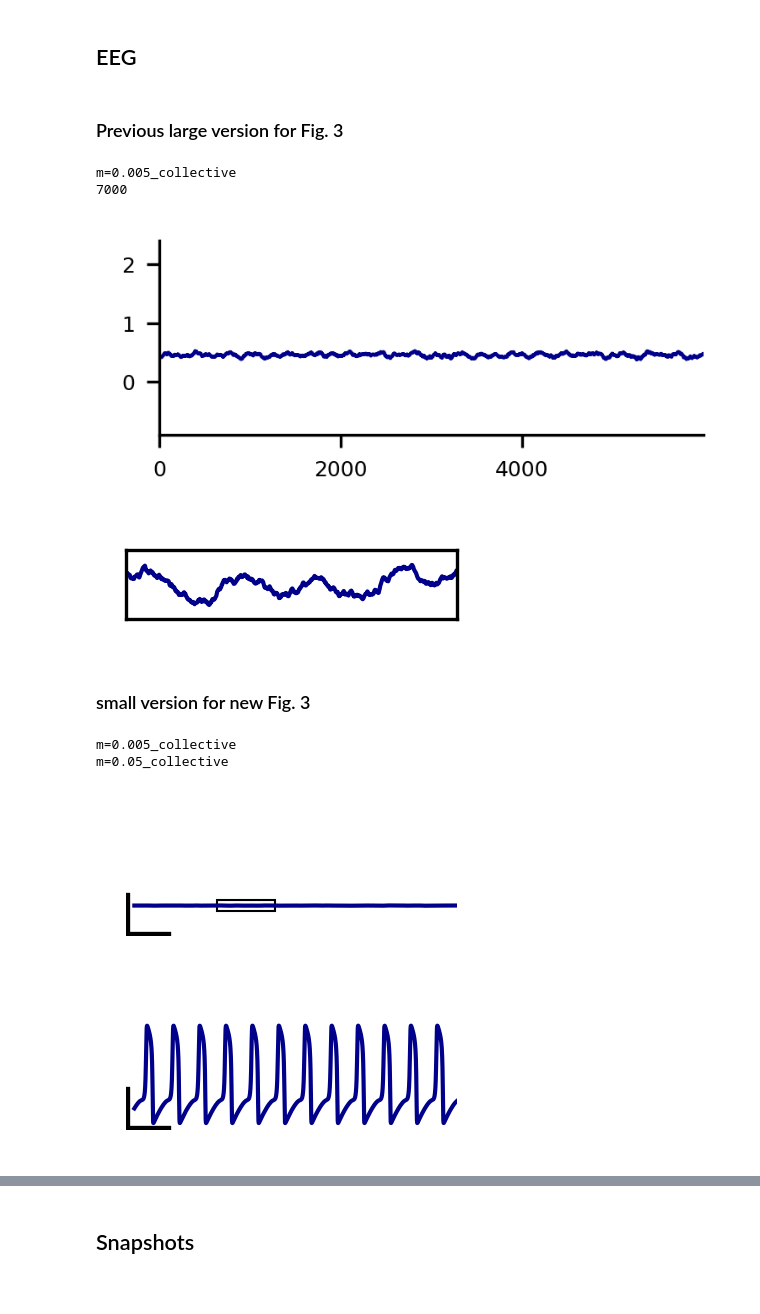
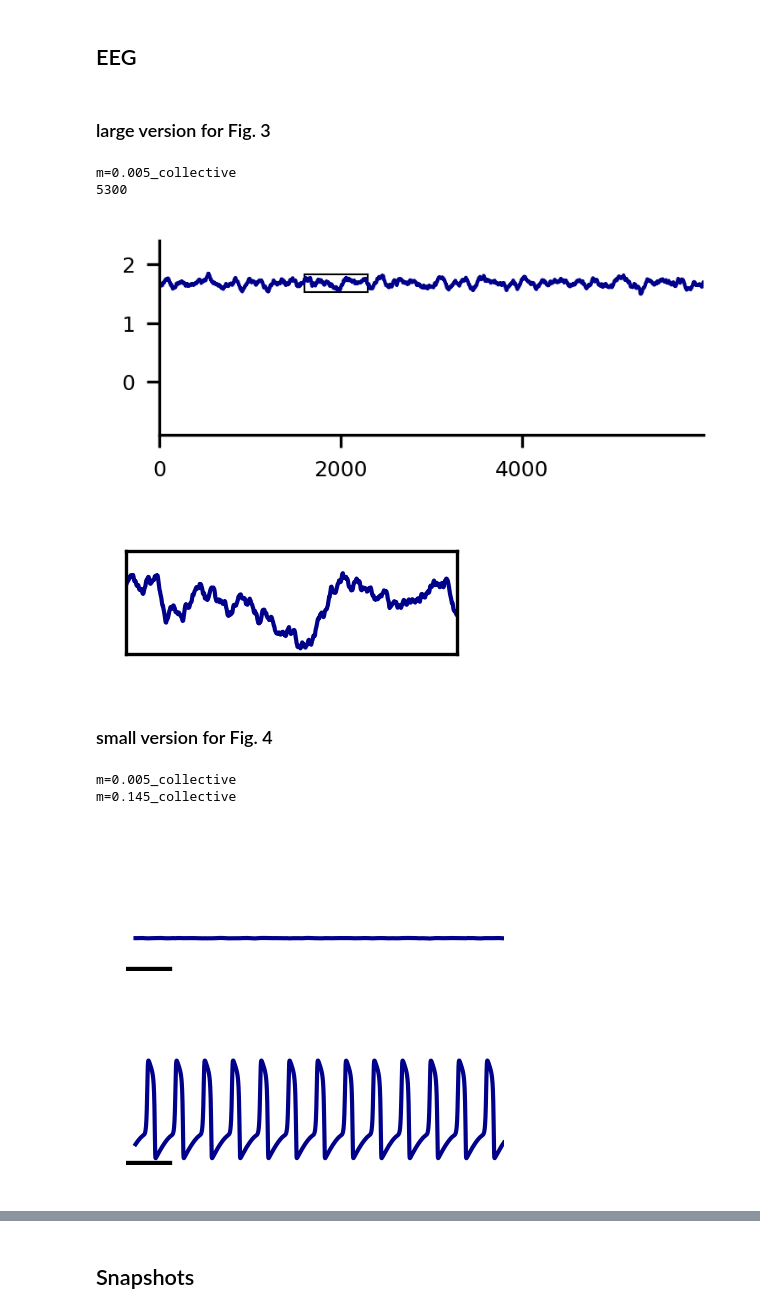
Before and after one commit to Priesemann-Group/perspective_heart_and_brain, a Jupyter notebook: notebooks_figures_paper/FHN_erdos-renyi_toybrain.ipynb, the cells around one changed output, grey strips where cells are left out. Cells and saved outputs as stored; diff of their text form; code cells hidden in the pictures.

```diff
--- a/notebooks_figures_paper/FHN_erdos-renyi_toybrain.ipynb
+++ b/notebooks_figures_paper/FHN_erdos-renyi_toybrain.ipynb
@@ -180,13 +173,12 @@ collective_data = {
     "m=0.05_collective": df_collective_burst,
 }
 inset = {
-    "m=0.005_collective": (7000, 700, 0.2),
-    "m=0.05_collective": None,
+    "m=0.005_collective": (5300, 700, 0.3),
     # "m=0.005_collective": (1300, 700, 0.2),
 }
 signal_range = [-0.9, 2.4]
 # %% [markdown]
-### Previous large version for Fig. 3
+### large version for Fig. 3
 # %%
 width = 60 * mm
 height = 24 * mm
@@ -226,17 +218,17 @@ if inset[label] is not None:
     mean_y = np.mean(df_plot['collective'])
     print(time)
     # draw a rectangle
-    # ax.add_patch(Rectangle(xy=(time - time_range[0], mean_y-dy/2), width=duration, height=dy, edgecolor='black', facecolor='none', lw=0.5))
+    ax.add_patch(Rectangle(xy=(time - time_range[0], mean_y-dy/2), width=duration, height=dy, edgecolor='black', facecolor='none', lw=0.5))
     # ax.plot([time, time], [mean_y-dy/2, mean_y+dy/2], color='black', lw=1)
 
 # set actual size of figure
 fig.set_size_inches(width, height)
 
-# fig.savefig(path_figures+f"FHN_erdos_renyi_toybrain_{label}.pdf", **savefig_args)
+fig.savefig(path_figures+f"FHN_erdos_renyi_toybrain_{label}.pdf", **savefig_args)
 # %% [output]
 m=0.005_collective
-7000
+5300
-[figure, old version]
+[figure, new version]
 # %%
 # plot insets (self-consistent scale the inset by factor 5
 width_ref = 60 * mm
@@ -266,65 +258,56 @@ ax.set_ylim([mean_y-dy/2, mean_y+dy/2])
 # set actual size of figure
 fig.set_size_inches(width, height)
 
-# fig.savefig(path_figures+f"FHN_erdos_renyi_toybrain_{label}_inset.pdf", **savefig_args)
+fig.savefig(path_figures+f"FHN_erdos_renyi_toybrain_{label}_inset.pdf", **savefig_args)
 # %% [output]
-[figure, old version]
+[figure, new version]
 # %% [markdown]
-### small version for new Fig. 3
+### small version for Fig. 4
 # %%
 scale_time = {
     'm=0.005_collective': 5740,
-    'm=0.05_collective': 5740,
-    'width': 500,
+    'm=0.145_collective': 5740,
+    'width': 500
 }
 
 scale_collective = {
-    'time': 5900,
-    'height': 20,
+    'time': 5725,
+    'height': 10,
 }
 # %%
-width = 28 * mm
+width = 32 * mm
 height = 10 * mm
 
 signal_range = [-15, 45.0]
-time_range_small = np.array([5900, 9900])
+time_range_small = np.array([5800, 9800])
 
 # iterate over the raster data dictionary
 for (label, df) in collective_data.items():
     print(label)
     fig = plt.figure(figsize=(width, height), dpi=300)
     # left, bottom, width, height
     ax = plt.axes([0.0, 0.0, 1.0, 1.0], frameon=False, xticks=[],yticks=[])
     # ax = plt.axes([0., 0., 1., 1.])
 
     # plot from dataframe time vs signal
     shift = 100
     df_plot = df[(df['time'] > time_range_small[0] + shift) & (df['time'] < time_range_small[1])]
     ax.plot(df_plot['time'], df_plot['collective'], color='darkblue', lw=1)
 
     # set limits to time range
     ax.set_xlim(time_range_small)
     ax.set_ylim(signal_range)
 
     # add scale bars
-    ax.plot([time_range_small[0], time_range_small[0]+scale_time['width']], [signal_range[0], signal_range[0]], color='black', lw=2)
-    ax.plot([time_range_small[0], time_range_small[0]], [signal_range[0], signal_range[0]+scale_collective['height']], color='black', lw=2)
-
-    # add inset box
-    if inset[label] is not None:
-        time, duration, dy = inset[label]
-        mean_y = np.mean(df_plot['collective'])
-        # draw a rectangle
-        dy = 0.1 * (signal_range[1] - signal_range[0])
-        ax.add_patch(Rectangle(xy=(time, mean_y - dy/2), width=duration, height=dy, edgecolor='black', facecolor='none', lw=0.5))
-        # ax.plot([time, time], [mean_y-dy/2, mean_y+dy/2], color='black', lw=1)
+    ax.plot([scale_time[label], scale_time[label]+scale_time['width']], [signal_range[0], signal_range[0]], color='black', lw=2)
+    ax.plot([scale_collective['time'], scale_collective['time']], [signal_range[0], signal_range[0]+scale_collective['height']], color='black', lw=1)
 
     # set actual size of figure
     fig.set_size_inches(width, height)
 
-    fig.savefig(path_figures+f"FHN_erdos_renyi_toybrain_{label}.pdf", **savefig_args)
+    fig.savefig(path_figures+f"FHN_erdos_renyi_toybrain_{label}_small.pdf", **savefig_args)
 # %% [output]
 m=0.005_collective
-m=0.05_collective
+m=0.145_collective
-[figure, old version]
+[figure, new version]
-[figure, old version]
+[figure, new version]
```
Also changed, not shown: parts of 15 cells of this notebook.
